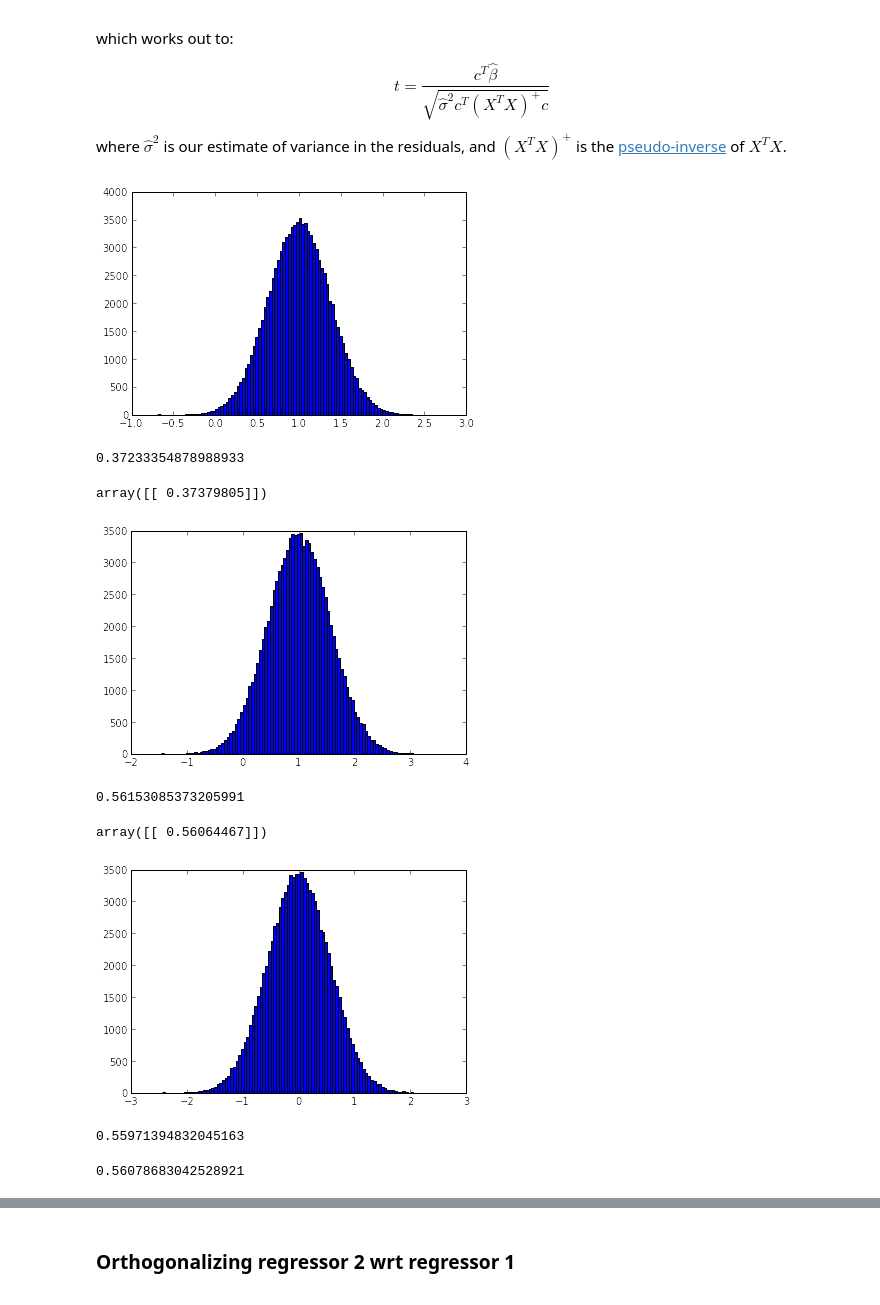
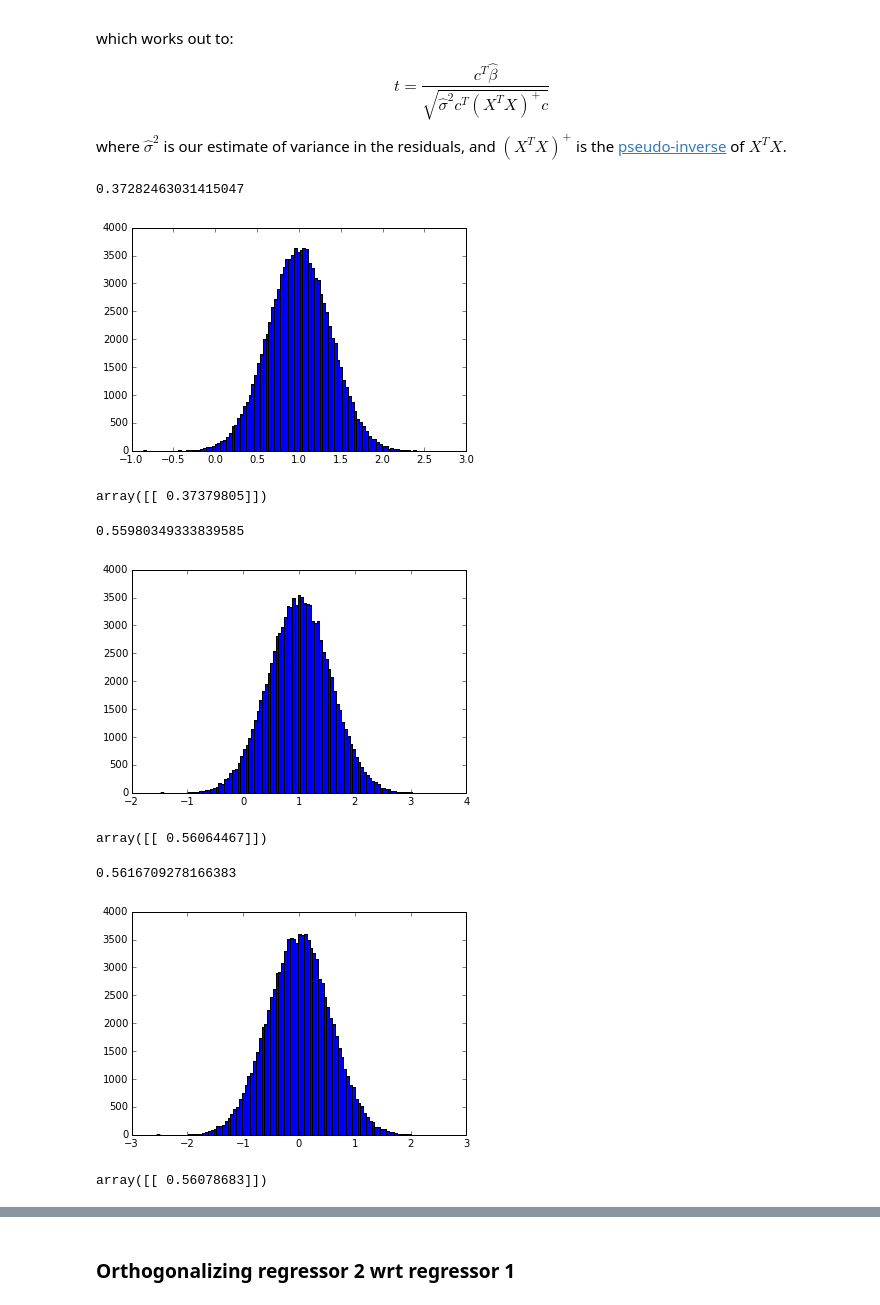
Before and after one commit to practical-neuroimaging/pna-notebooks, a Jupyter notebook: correlated_regressors.ipynb, the cells around one changed output, grey strips where cells are left out. Saved outputs shown, nothing was run; the diff lists cells and outputs as text; code cells hidden in the pictures.

```diff
--- a/correlated_regressors.ipynb
+++ b/correlated_regressors.ipynb
@@ -17,8 +17,10 @@ times
 # %% [output]
 array([ 0,  2,  4,  6,  8, 10, 12, 14, 16, 18, 20, 22, 24, 26, 28])
 # %%
-hrf1 = hrf.spmt(times) * 10  # rescale
-hrf2 = hrf.spmt(times - 2) * 10  # rescale
+hrf1 = hrf.spmt(times)
+hrf2 = hrf.spmt(times - 2) # An HRF with 2 seconds (one TR) delay
+hrf1 = (hrf1 - hrf1.mean()) * 10  # Rescale and mean center
+hrf2 = (hrf2 - hrf2.mean()) * 10
 # %%
 plt.plot(times, hrf1)
 plt.plot(times, hrf2)
@@ -80,41 +82,35 @@ $$
 
 where $\hat{\sigma}^2$ is our estimate of variance in the residuals, and $(X^T X)^+$ is the [pseudo-inverse](https://en.wikipedia.org/wiki/Moore%E2%80%93Penrose_pseudoinverse) of $X^T X$.
 # %%
-_ = plt.hist(B_ones[0], bins=100)
+plt.hist(B_ones[0], bins=100)
+np.std(B_ones[0])
 # %% [output]
+0.37282463031415047
-[figure, old version]
+[figure, new version]
-# %%
-np.std(B_ones[0])
-# %% [output]
-0.37233354878988933
 # %%
 C_one = np.array([1, 0])[:, None]  # column vector
 np.sqrt(C_one.T.dot(npl.pinv(X_one.T.dot(X_one)).dot(C_one)))
 # %% [output]
 array([[ 0.37379805]])
 # %%
-_ = plt.hist(B_boths[0], bins=100)
+plt.hist(B_boths[0], bins=100)
+np.std(B_boths[0])
 # %% [output]
+0.55980349333839585
-[figure, old version]
+[figure, new version]
-# %%
-np.std(B_boths[0])
-# %% [output]
-0.56153085373205991
 # %%
 C_both = np.array([1, 0, 0])[:, None]  # column vector
 np.sqrt(C_both.T.dot(npl.pinv(X_both.T.dot(X_both)).dot(C_both)))
 # %% [output]
 array([[ 0.56064467]])
 # %%
-_ = plt.hist(B_boths[1], bins=100)
+plt.hist(B_boths[1], bins=100)
+np.std(B_boths[1])
 # %% [output]
+0.5616709278166383
-[figure, old version]
+[figure, new version]
-# %%
-np.std(B_boths[1])
-# %% [output]
-0.55971394832045163
 # %%
-C_both_1 = np.array([0, 1, 0])  # column vector
+C_both_1 = np.array([0, 1, 0])[:, None]  # column vector
 np.sqrt(C_both_1.T.dot(npl.pinv(X_both.T.dot(X_both)).dot(C_both_1)))
 # %% [output]
-0.56078683042528921
+array([[ 0.56078683]])
```
Also changed, not shown: parts of 28 cells of this notebook.
